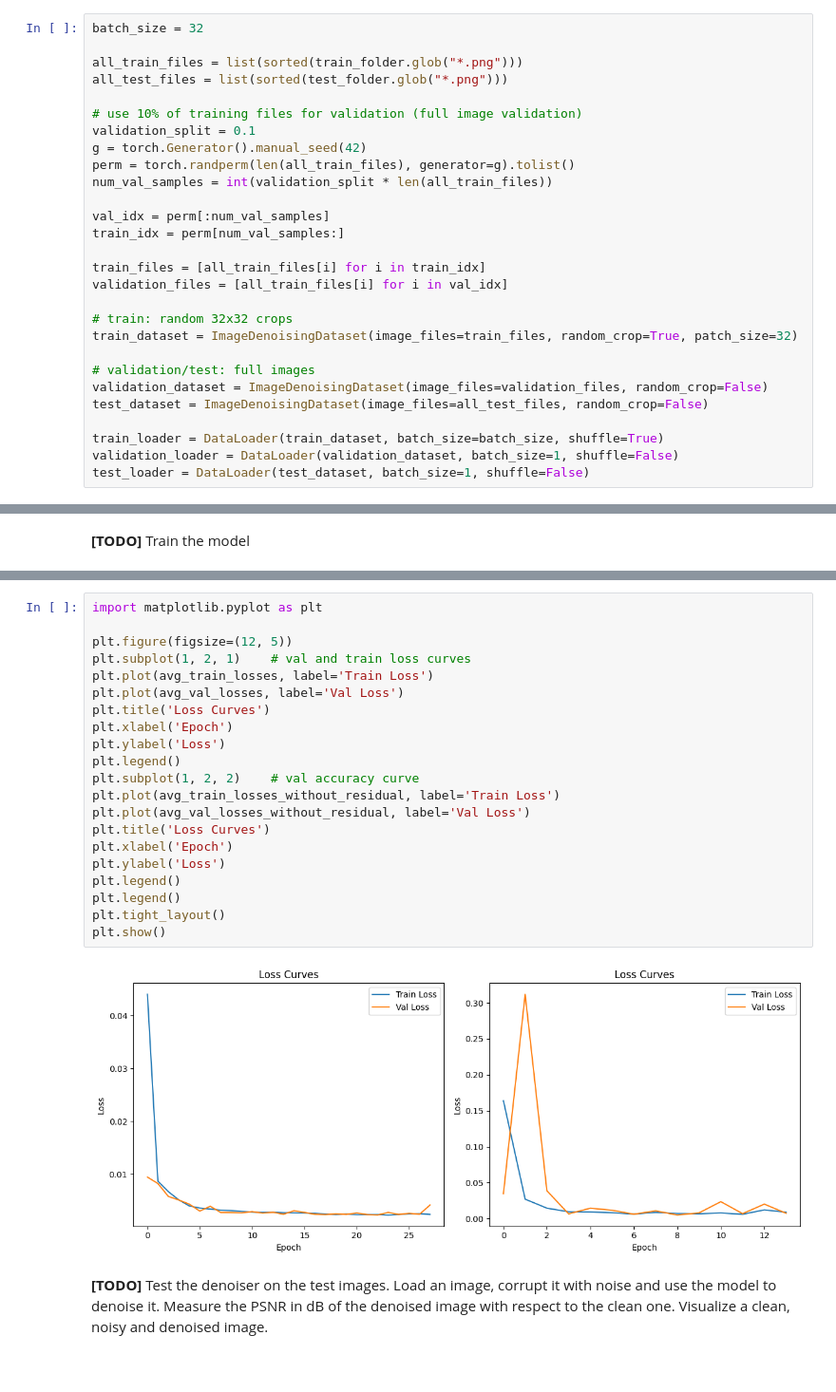
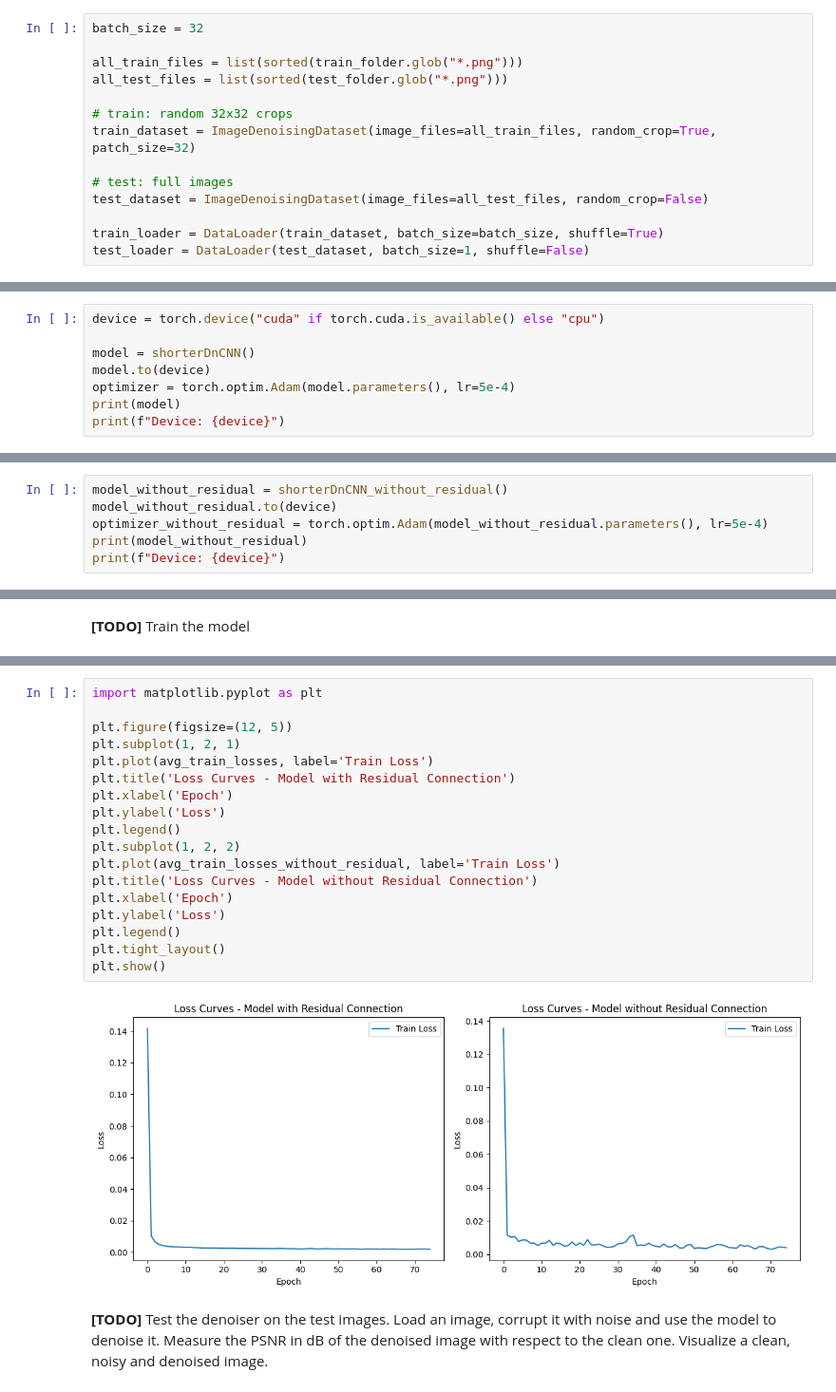
Before and after one commit to CavaWasTaken/AdvancedMLforImageProcessing, a Jupyter notebook: Lab1/lab1_ex1.ipynb, the cells around one changed output, grey strips where cells are left out. Shown at 95% size. Saved outputs shown, nothing was run; the diff lists cells and outputs as text.

```diff
--- a/Lab1/lab1_ex1.ipynb
+++ b/Lab1/lab1_ex1.ipynb
@@ -77,27 +79,13 @@ batch_size = 32
 all_train_files = list(sorted(train_folder.glob("*.png")))
 all_test_files = list(sorted(test_folder.glob("*.png")))
 
-# use 10% of training files for validation (full image validation)
-validation_split = 0.1
-g = torch.Generator().manual_seed(42)
-perm = torch.randperm(len(all_train_files), generator=g).tolist()
-num_val_samples = int(validation_split * len(all_train_files))
+# train: random 32x32 crops
+train_dataset = ImageDenoisingDataset(image_files=all_train_files, random_crop=True, patch_size=32)
 
-val_idx = perm[:num_val_samples]
-train_idx = perm[num_val_samples:]
-
-train_files = [all_train_files[i] for i in train_idx]
-validation_files = [all_train_files[i] for i in val_idx]
-
-# train: random 32x32 crops
-train_dataset = ImageDenoisingDataset(image_files=train_files, random_crop=True, patch_size=32)
-
-# validation/test: full images
-validation_dataset = ImageDenoisingDataset(image_files=validation_files, random_crop=False)
+# test: full images
 test_dataset = ImageDenoisingDataset(image_files=all_test_files, random_crop=False)
 
 train_loader = DataLoader(train_dataset, batch_size=batch_size, shuffle=True)
-validation_loader = DataLoader(validation_dataset, batch_size=1, shuffle=False)
 test_loader = DataLoader(test_dataset, batch_size=1, shuffle=False)
 # %% [markdown]
 **[TODO]** Define the neural network. You will use a shorter version of DnCNN with only 8 blocks of Conv-BN-RELU. Remember to use the residual trick. After completing the exercise, try defining a new model without the residual trick and check how it performs.
@@ -196,0 +143,8 @@ shorterDnCNN_without_residual(
+# %%
+device = torch.device("cuda" if torch.cuda.is_available() else "cpu")
+
+model = shorterDnCNN()
+model.to(device)
+optimizer = torch.optim.Adam(model.parameters(), lr=5e-4)
+print(model)
+print(f"Device: {device}")
@@ -196,0 +169,6 @@ shorterDnCNN_without_residual(
+# %%
+model_without_residual = shorterDnCNN_without_residual()
+model_without_residual.to(device)
+optimizer_without_residual = torch.optim.Adam(model_without_residual.parameters(), lr=5e-4)
+print(model_without_residual)
+print(f"Device: {device}")
@@ -379,25 +289,22 @@ Best validation loss: 0.0050
 # %%
 import matplotlib.pyplot as plt
 
 plt.figure(figsize=(12, 5))
-plt.subplot(1, 2, 1)    # val and train loss curves
+plt.subplot(1, 2, 1)
 plt.plot(avg_train_losses, label='Train Loss')
-plt.plot(avg_val_losses, label='Val Loss')
-plt.title('Loss Curves')
+plt.title('Loss Curves - Model with Residual Connection')
 plt.xlabel('Epoch')
 plt.ylabel('Loss')
 plt.legend()
-plt.subplot(1, 2, 2)    # val accuracy curve
+plt.subplot(1, 2, 2)
 plt.plot(avg_train_losses_without_residual, label='Train Loss')
-plt.plot(avg_val_losses_without_residual, label='Val Loss')
-plt.title('Loss Curves')
+plt.title('Loss Curves - Model without Residual Connection')
 plt.xlabel('Epoch')
 plt.ylabel('Loss')
 plt.legend()
-plt.legend()
 plt.tight_layout()
 plt.show()
 # %% [output]
-[figure, old version]
+[figure, new version]
 # %% [markdown]
 **[TODO]** Test the denoiser on the test images. Load an image, corrupt it with noise and use the model to denoise it. Measure the PSNR in dB of the denoised image with respect to the clean one. Visualize a clean, noisy and denoised image.
```
Also changed, not shown: parts of 16 cells of this notebook.
